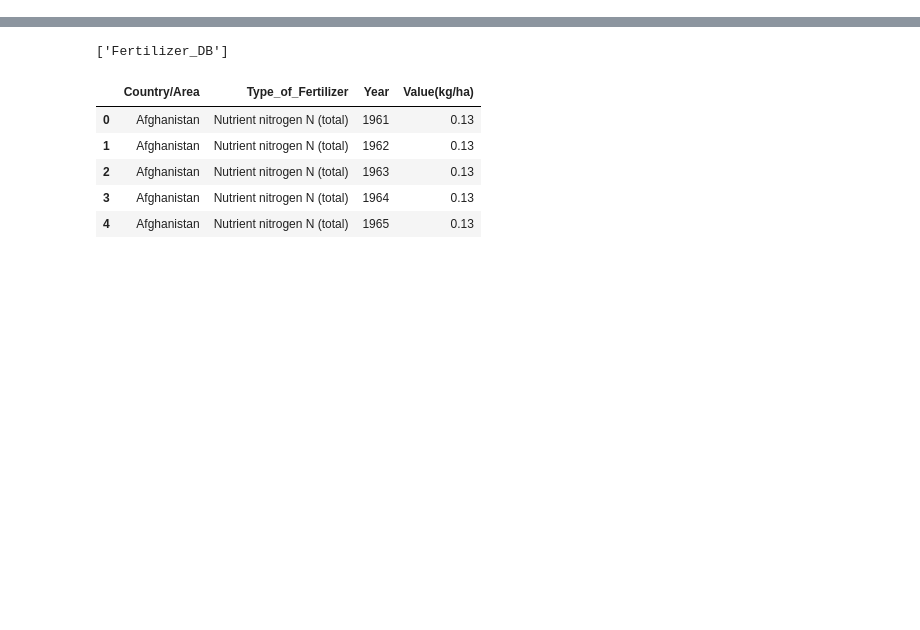
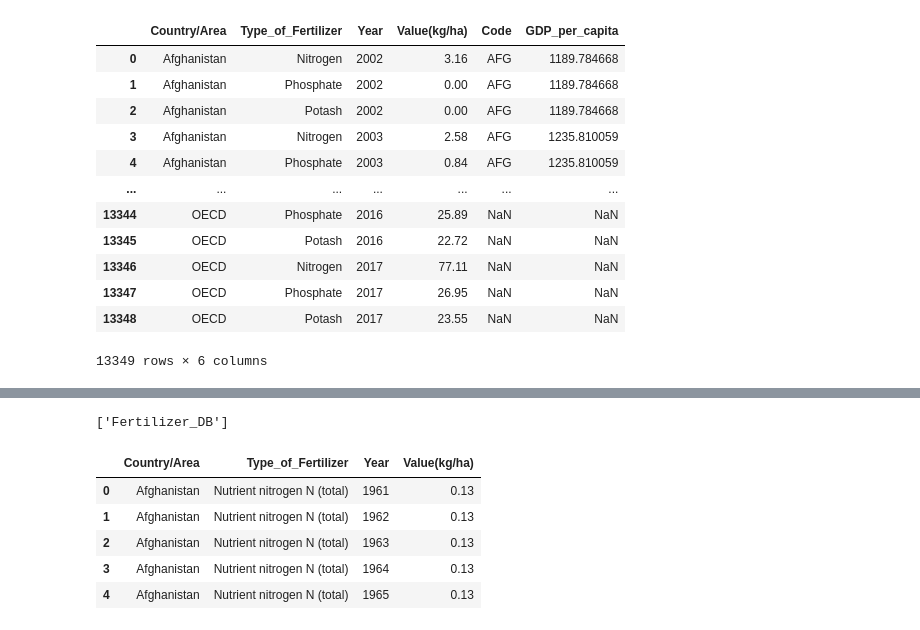
Before and after one commit to l-Josh-Thomas-l/Project-2, a Jupyter notebook: World Fertilizer Data.ipynb, the cells around one changed output, grey strips where cells are left out. Cells and saved outputs as stored; diff of their text form; code cells hidden in the pictures; blank space fills up the shorter version.

Commit message:
Updated file for data clean

```diff
--- a/World Fertilizer Data.ipynb
+++ b/World Fertilizer Data.ipynb
@@ -7,6 +7,13 @@ import json
 
 from sqlalchemy import create_engine
 # %%
-# Read in Data
+# Read in fert data
 csv_path = "Full_Fertilizer_Data.csv"
 fertilizer_df = pd.read_csv(csv_path)
+
+# Read in GDP data
+csv_file = "gdp_per_capita.csv"
+gdp_df = pd.read_csv(csv_file);
+
+# Output File (CSV)
+output_data_file = "../Project-2/clean_merged_data.csv"
@@ -48,0 +20,13 @@ fertilizer_df = fertilizer_df.rename(columns={"Area": "Country/Area", "Item": "T
+# %%
+# Filter required columns
+fertilizer_df = fertilizer_df[["Area","Item","Year","Value"]]
+
+# Rename nutrients in Item column
+fertilizer_df['Item'] = fertilizer_df['Item'].replace(['Nutrient nitrogen N (total)'],'Nitrogen')
+fertilizer_df['Item'] = fertilizer_df['Item'].replace(['Nutrient potash K2O (total)'],'Potash')
+fertilizer_df['Item'] = fertilizer_df['Item'].replace(['Nutrient phosphate P2O5 (total)'],'Phosphate')
+
+# Rename column headers
+fertilizer_df = fertilizer_df.rename(columns={"Area": "Country/Area", "Item": "Type_of_Fertilizer" , "Value": "Value(kg/ha)"})
+
+fertilizer_df
@@ -48,0 +47,9 @@ fertilizer_df = fertilizer_df.rename(columns={"Area": "Country/Area", "Item": "T
+# %%
+# Filter required columns
+gdp_df = gdp_df[['Entity','Code','Year','GDP per capita, PPP (constant 2017 international $)']]
+
+# Rename column headers
+gdp_df = gdp_df.rename(columns={"Entity": "Country/Area",
+                                "GDP per capita, PPP (constant 2017 international $)": "GDP_per_capita"})
+
+gdp_df
@@ -48,0 +70,18 @@ fertilizer_df = fertilizer_df.rename(columns={"Area": "Country/Area", "Item": "T
+# %%
+fert_gdp_merge_df = fertilizer_df.merge(gdp_df, on=["Country/Area","Year"])
+
+fert_gdp_merge_df
+# %% [output]
+|  | Country/Area | Type_of_Fertilizer | Year | Value(kg/ha) | Code | GDP_per_capita |
+| 0 | Afghanistan | Nitrogen | 2002 | 3.16 | AFG | 1189.784668 |
+| 1 | Afghanistan | Phosphate | 2002 | 0.00 | AFG | 1189.784668 |
+| 2 | Afghanistan | Potash | 2002 | 0.00 | AFG | 1189.784668 |
+| 3 | Afghanistan | Nitrogen | 2003 | 2.58 | AFG | 1235.810059 |
+| 4 | Afghanistan | Phosphate | 2003 | 0.84 | AFG | 1235.810059 |
+| ... | ... | ... | ... | ... | ... | ... |
+| 13344 | OECD | Phosphate | 2016 | 25.89 | NaN | NaN |
+| 13345 | OECD | Potash | 2016 | 22.72 | NaN | NaN |
+| 13346 | OECD | Nitrogen | 2017 | 77.11 | NaN | NaN |
+| 13347 | OECD | Phosphate | 2017 | 26.95 | NaN | NaN |
+| 13348 | OECD | Potash | 2017 | 23.55 | NaN | NaN |
+13349 rows × 6 columns
```
Also changed, not shown: parts of 11 cells of this notebook.
